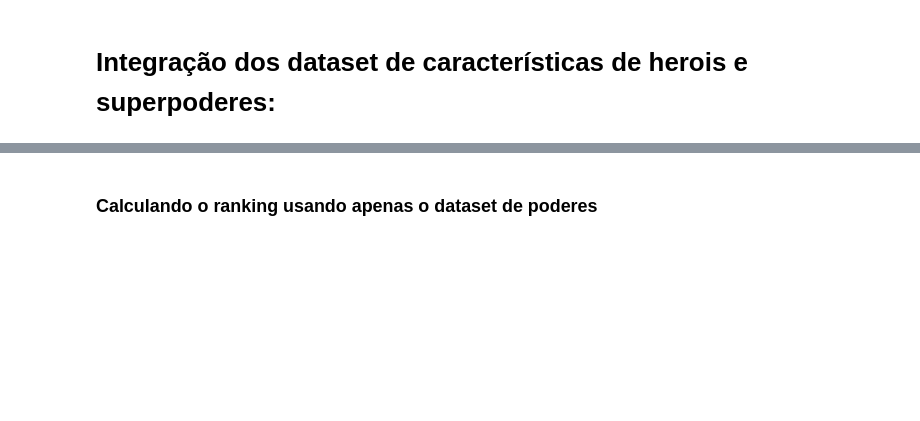
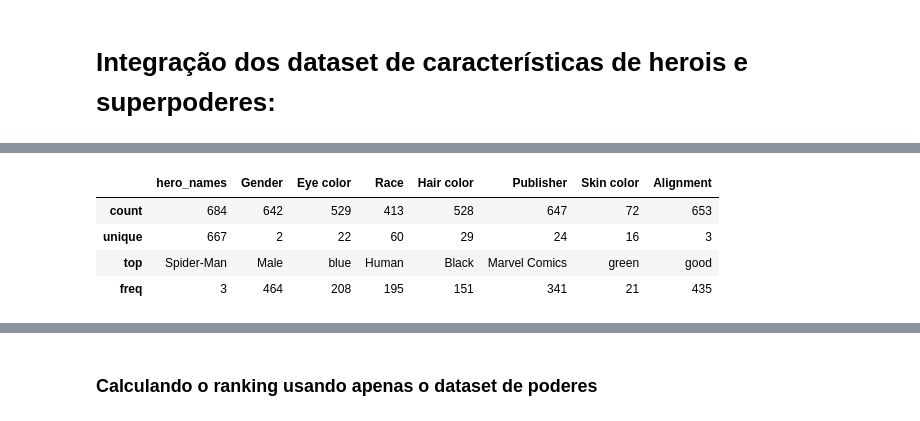
Before and after one commit to Franzx41/MD_1, a Jupyter notebook: clarividencia.ipynb, the cells around one changed output, grey strips where cells are left out. Cells and saved outputs as stored; diff of their text form; code cells hidden in the pictures; blank space fills up the shorter version.

```diff
--- a/clarividencia.ipynb
+++ b/clarividencia.ipynb
@@ -314,0 +306,8 @@ data.drop_duplicates().shape
+# %%
+data[herois_nan.columns].describe(include='object')
+# %% [output]
+|  | hero_names | Gender | Eye color | Race | Hair color | Publisher | Skin color | Alignment |
+| count | 684 | 642 | 529 | 413 | 528 | 647 | 72 | 653 |
+| unique | 667 | 2 | 22 | 60 | 29 | 24 | 16 | 3 |
+| top | Spider-Man | Male | blue | Human | Black | Marvel Comics | green | good |
+| freq | 3 | 464 | 208 | 195 | 151 | 341 | 21 | 435 |
```
Also changed, not shown: parts of 15 cells of this notebook, 1 other file.
